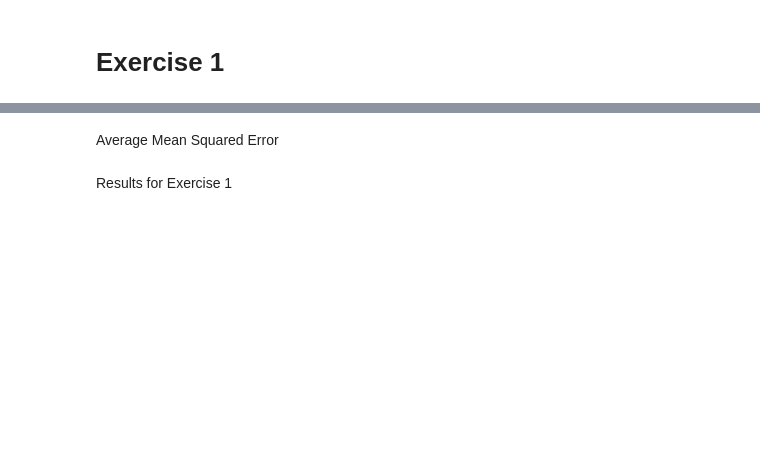
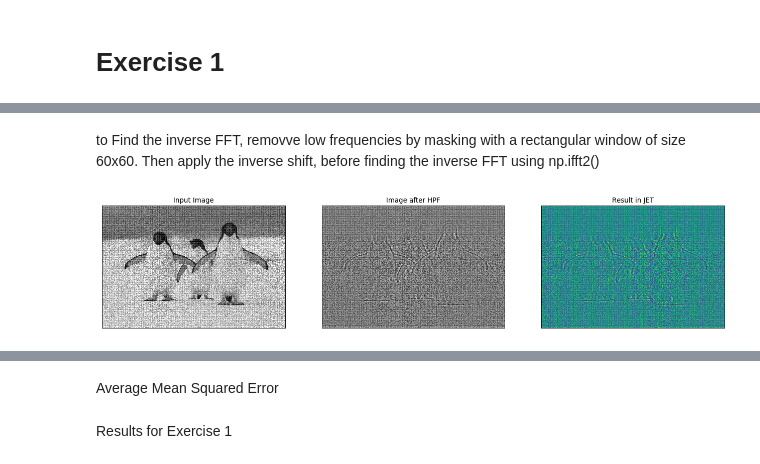
Before and after one commit to Sam-Malpass/Image-Analysis-Coursework-Exercises, a Jupyter notebook: Image Analysis Exercises.ipynb, the cells around one changed output, grey strips where cells are left out. Saved outputs shown, nothing was run; the diff lists cells and outputs as text; code cells hidden in the pictures; blank space fills up the shorter version.

```diff
--- a/Image Analysis Exercises.ipynb
+++ b/Image Analysis Exercises.ipynb
@@ -9,0 +28,19 @@ Spatial Domain
+# %% [markdown]
+to Find the inverse FFT, removve low frequencies by masking with a rectangular window of size 60x60. Then apply the inverse shift, before finding the inverse FFT using np.ifft2()
+# %%
+rows, cols = noisyImage.shape
+crow, ccol = rows//2, cols//2
+ftShift[crow-30:crow+31, ccol-30:ccol+31] = 0
+f_ishift = np.fft.ifftshift(ftShift)
+img_back = np.fft.ifft2(f_ishift)
+img_back = np.real(img_back)
+fig = plt.figure(figsize = (20, 35), dpi = 80, facecolor = 'w', edgecolor = 'k')
+plt.subplot(131),plt.imshow(noisyImage, cmap = 'gray')
+plt.title('Input Image'), plt.xticks([]), plt.yticks([])
+plt.subplot(132),plt.imshow(img_back, cmap = 'gray')
+plt.title('Image after HPF'), plt.xticks([]), plt.yticks([])
+plt.subplot(133),plt.imshow(img_back)
+plt.title('Result in JET'), plt.xticks([]), plt.yticks([])
+plt.show()
+# %% [output]
+[figure, added]
```
Also changed, not shown: parts of 12 cells of this notebook, 2 other files.
